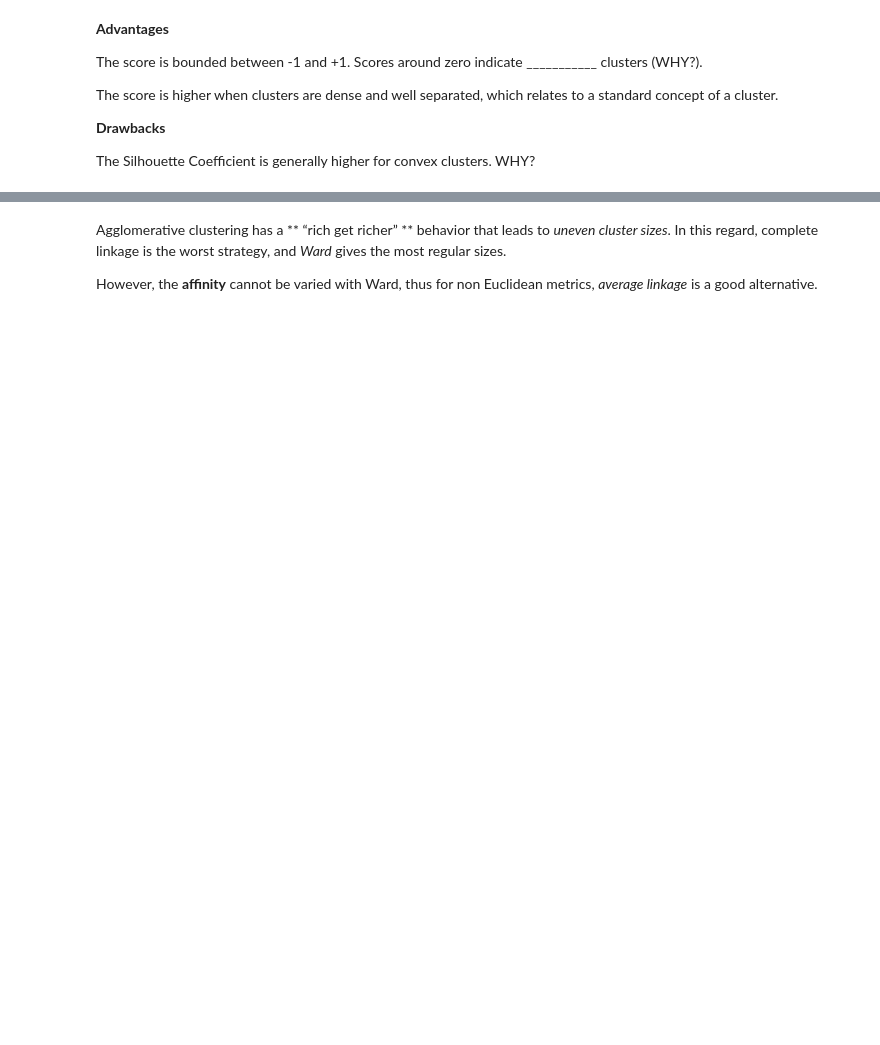
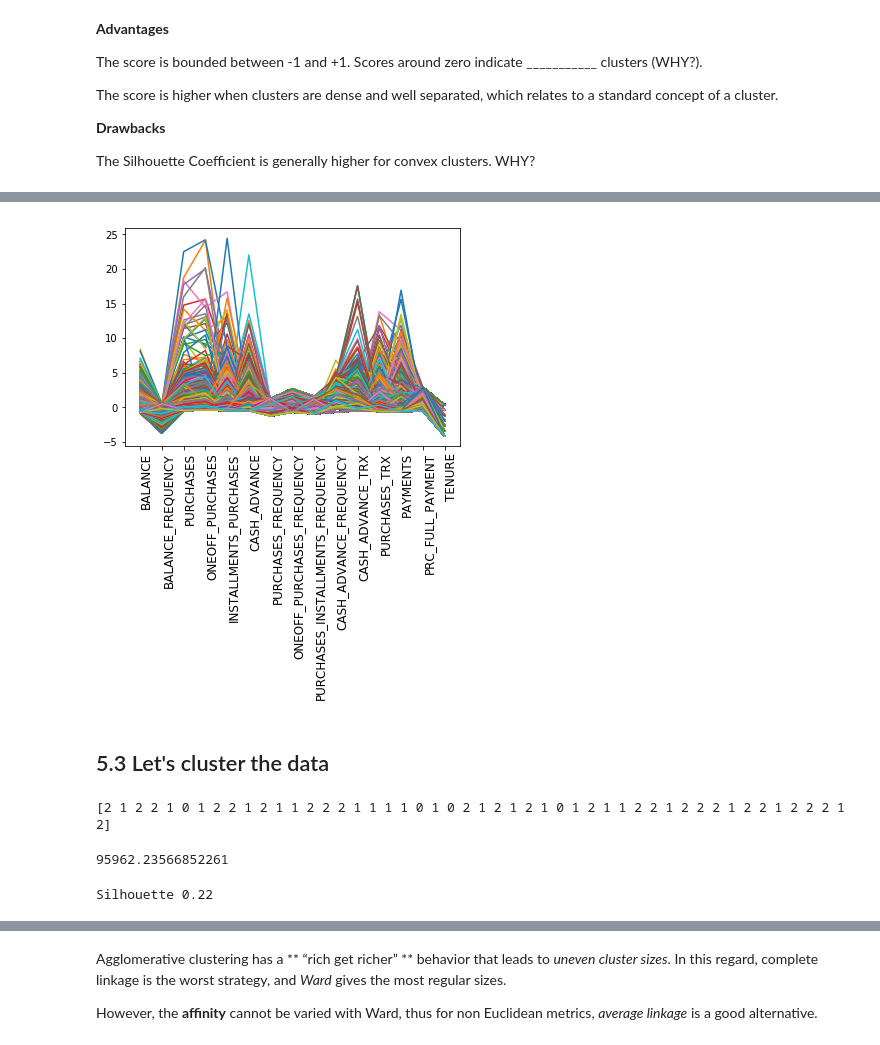
Before and after one commit to rogroc/Postgrau-Data-Science-UB, a Jupyter notebook: 13_UnsupervisedLearning/Unsupervised Learning 1.ipynb, the cells around one changed output, grey strips where cells are left out. Drawn from its saved outputs; the diff is of its cells as text; code cells hidden in the pictures; blank space fills up the shorter version.

```diff
--- a/13_UnsupervisedLearning/Unsupervised Learning 1.ipynb
+++ b/13_UnsupervisedLearning/Unsupervised Learning 1.ipynb
@@ -639,0 +902,5 @@ Another interesting clustering technique is hierarchical clustering. Hierarchica
+# %%
+from sklearn.preprocessing import StandardScaler
+
+scaler = StandardScaler() #Standardize features by removing the mean and scaling to unit variance
+datadropnorm = scaler.fit_transform(datadrop.astype(float))
@@ -639,0 +923,9 @@ Another interesting clustering technique is hierarchical clustering. Hierarchica
+# %%
+plt.xticks(np.arange(len(attributes)), attributes,rotation=90,horizontalalignment='left',fontsize=12)
+
+for i in range(datadropnorm.shape[0]):
+    plt.plot(np.arange(datadropnorm.shape[1]), datadropnorm[i])
+# %% [output]
+[figure, added]
+# %% [markdown]
+## 5.3 Let's cluster the data
@@ -639,0 +940,14 @@ Another interesting clustering technique is hierarchical clustering. Hierarchica
+# %%
+print(y_pred[1:50])
+# %% [output]
+[2 1 2 2 1 0 1 2 2 1 2 1 1 2 2 2 1 1 1 1 0 1 0 2 1 2 1 2 1 0 1 2 1 1 2 2 1 2 2 2 1 2 2 1 2 2 2 1 2]
+# %%
+print(clf.inertia_)
+# %% [output]
+95962.23566852261
+# %%
+from sklearn import metrics
+
+print('Silhouette %.2f' %  metrics.silhouette_score(datadropnorm, clf.labels_,  metric='euclidean'))
+# %% [output]
+Silhouette 0.22
```
Also changed, not shown: parts of 211 cells of this notebook.
